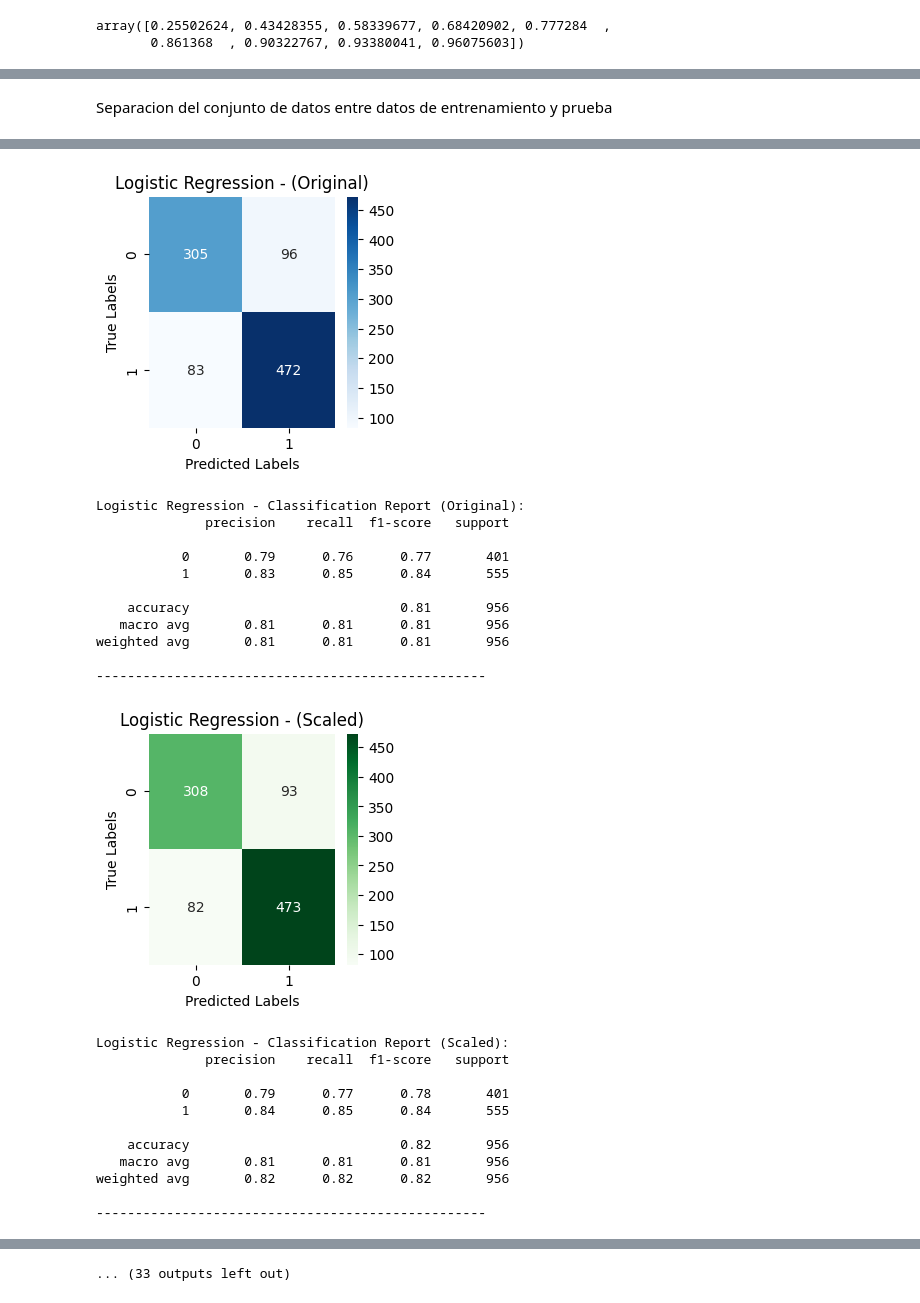
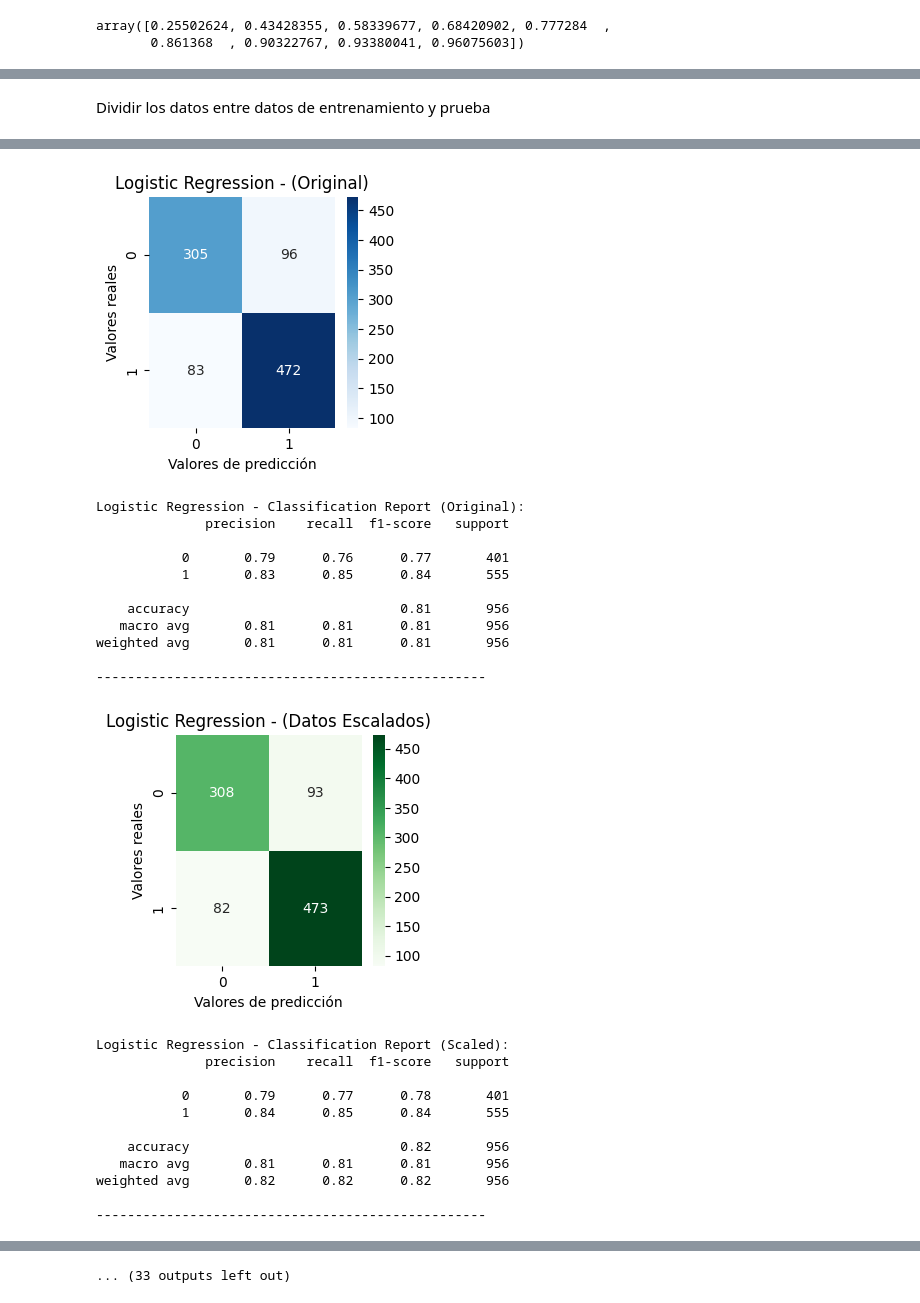
Before and after one commit to fpalvim/ml_model_proj, a Jupyter notebook: init/notebooks/pre_procesamiento_prueba_label_encoder.ipynb, the cells around one changed output, grey strips where cells are left out. Cells and saved outputs as stored; diff of their text form; code cells hidden in the pictures.

Commit message:
ajuste de codigo y inserción de análisis de datos

```diff
--- a/init/notebooks/pre_procesamiento_prueba_label_encoder.ipynb
+++ b/init/notebooks/pre_procesamiento_prueba_label_encoder.ipynb
@@ -169,0 +164,19 @@ array([0.25502624, 0.43428355, 0.58339677, 0.68420902, 0.777284  ,
+# %%
+num_columnas_originales = X_labeled.shape[1]
+pca = PCA() # Create the PCA object.
+pca.fit(X_labeled_scaled) # Fit the PCA object.
+
+varianza_explicada = pca.explained_variance_ratio_
+varianza_acumulada = pca.explained_variance_ratio_.cumsum()
+
+num_componentes = len(varianza_acumulada)
+
+plt.plot(range(1, num_componentes + 1), varianza_acumulada, marker='o', linestyle='-')
+plt.axhline(y=0.95, color='r', linestyle='--')
+
+plt.xticks(range(1, num_columnas_originales + 1)) # Usa el número de columnas originales para el eje x
+plt.xlabel('Número de Componentes (Originalmente ' + str(num_columnas_originales) + ' columnas)')
+plt.ylabel('Varianza Explicada Acumulada')
+plt.title('Varianza Explicada Acumulada por Componente Principal')
+
+plt.show()
@@ -170,5 +191,5 @@ array([0.25502624, 0.43428355, 0.58339677, 0.68420902, 0.777284  ,
 # %% [markdown]
-Separacion del conjunto de datos entre datos de entrenamiento y prueba
+Dividir los datos entre datos de entrenamiento y prueba
 # %%
 X_train, X_test, y_train, y_test = train_test_split(X_labeled, y, test_size=0.2, random_state=42)
 # %%
@@ -213,22 +234,22 @@ for name, model in models.items():
     acc_scaled_pca_test = accuracy_score(y_test, preds_scaled_pca_test)
 
     print('\n')
-    print(f"Accuracy on Original Train: {acc_original_train:.4f}")
-    print(f"Accuracy on Original Test: {acc_original_test:.4f}")
-    print(f"Accuracy on Scaled Train: {acc_scaled_train:.4f}")
-    print(f"Accuracy on Scaled Test: {acc_scaled_test:.4f}")
-    print(f"Accuracy on Scaled/PCA Train: {acc_scaled_pca_train:.4f}")
-    print(f"Accuracy on Scaled/PCA Test: {acc_scaled_pca_test:.4f}")
+    print(f"Accuracy on Original Train: {acc_original_train:.2f}")
+    print(f"Accuracy on Original Test: {acc_original_test:.2f}")
+    print(f"Accuracy on Scaled Train: {acc_scaled_train:.2f}")
+    print(f"Accuracy on Scaled Test: {acc_scaled_test:.2f}")
+    print(f"Accuracy on Scaled/PCA Train: {acc_scaled_pca_train:.2f}")
+    print(f"Accuracy on Scaled/PCA Test: {acc_scaled_pca_test:.2f}")
     print("-" * 50)
 
   # Store results
     results[name] = {
         "Original Train": acc_original_train,
         "Original Test": acc_original_test,
-        "Scaled Train": acc_scaled_train,
-        "Scaled Test": acc_scaled_test,
-        "Scaled PCA Train": acc_scaled_pca_train,
-        "Scaled PCA Test": acc_scaled_pca_test,
+        "Escalado Train": acc_scaled_train,
+        "Escalado Test": acc_scaled_test,
+        "Escalado PCA Train": acc_scaled_pca_train,
+        "Escalado PCA Test": acc_scaled_pca_test,
     }
 
     # Confusion Matrix (Original Data)
@@ -236,8 +257,8 @@ for name, model in models.items():
     plt.figure(figsize=(3,3))
     sns.heatmap(cm_original, annot=True, fmt='d', cmap='Blues')
     plt.title(f"{name} - (Original)")
-    plt.xlabel("Predicted Labels")
-    plt.ylabel("True Labels")
+    plt.xlabel("Valores de predicción")
+    plt.ylabel("Valores reales")
     plt.show()
 
     # Classification Report (Original Data)
@@ -249,9 +270,9 @@ for name, model in models.items():
     cm_scaled = confusion_matrix(y_train, preds_scaled_train)
     plt.figure(figsize=(3,3))
     sns.heatmap(cm_scaled, annot=True, fmt='d', cmap='Greens')
-    plt.title(f"{name} - (Scaled)")
-    plt.xlabel("Predicted Labels")
-    plt.ylabel("True Labels")
+    plt.title(f"{name} - (Datos Escalados)")
+    plt.xlabel("Valores de predicción")
+    plt.ylabel("Valores reales")
     plt.show()
 
     # Classification Report (Scaled Data)
@@ -263,9 +284,9 @@ for name, model in models.items():
     cm_scaled_pca = confusion_matrix(y_train, preds_scaled_pca_train)
     plt.figure(figsize=(3,3))
     sns.heatmap(cm_scaled_pca, annot=True, fmt='d', cmap='Purples')
-    plt.title(f"{name} - (Scaled PCA)")
-    plt.xlabel("Predicted Labels")
-    plt.ylabel("True Labels")
+    plt.title(f"{name} - (Datos Escalados PCA)")
+    plt.xlabel("Valores de predicción")
+    plt.ylabel("Valores reales")
     plt.show()
 
     # Classification Report (Scaled PCA Data)
@@ -276,7 +297,7 @@ for name, model in models.items():
 # Visualization of comparison between models accuracy
 model_names = list(models.keys())
 
-data_transforms = ["Original", "Scaled", "Scaled PCA"]
+data_transforms = ["Original", "Escalado", "Escalado PCA"]
 plt.figure(figsize=(7,12))
 plt.figlegend(loc='upper center', ncol=2)
 for i, transform in enumerate(data_transforms):
@@ -290,8 +311,8 @@ for i, transform in enumerate(data_transforms):
     sns.barplot(x=x, y=train_accuracies)
 
     plt.xticks([pos + width / 2 for pos in x], model_names, rotation=45, ha="right")
-    plt.ylabel("Accuracy")
-    plt.title(f"Model Accuracy Comparison - {transform} Data")
+    plt.ylabel("Acuracia")
+    plt.title(f"Comparación de la precisión del modelo - {transform}")
     plt.tight_layout()  # Adjust layout to prevent overlap
 
     # Create DataFrame
@@ -299,15 +320,15 @@ table_data = {
     "Metric": [
         "Original Train",
         "Original Test",
-        "Scaled Train",
-        "Scaled Test",
-        "Scaled PCA Train",
-        "Scaled PCA Test",
+        "Escalado Train",
+        "Escalado Test",
+        "Escalado PCA Train",
+        "Escalado PCA Test",
     ]
 }
 
 for model_name in models:
-    table_data[model_name] = [results[model_name][metric] for metric in table_data['Metric']]
+    table_data[model_name] = [round(results[model_name][metric],2) for metric in table_data['Metric']]
 
 df_results = pd.DataFrame(table_data)
 df_results
@@ -366,17 +387,17 @@ Accuracy on Scaled/PCA Test: 0.8326
 --------------------------------------------------
-[figure, old version]
+[figure, new version]
 Logistic Regression - Classification Report (Original):
               precision    recall  f1-score   support
 
            0       0.79      0.76      0.77       401
            1       0.83      0.85      0.84       555
 
     accuracy                           0.81       956
    macro avg       0.81      0.81      0.81       956
 weighted avg       0.81      0.81      0.81       956
 
 --------------------------------------------------
-[figure, old version]
+[figure, new version]
 Logistic Regression - Classification Report (Scaled):
               precision    recall  f1-score   support
 
```
Also changed, not shown: parts of 30 cells of this notebook, 4 other files.
